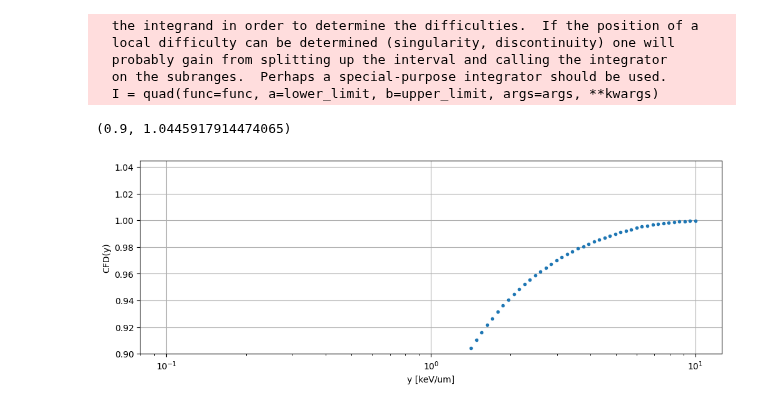
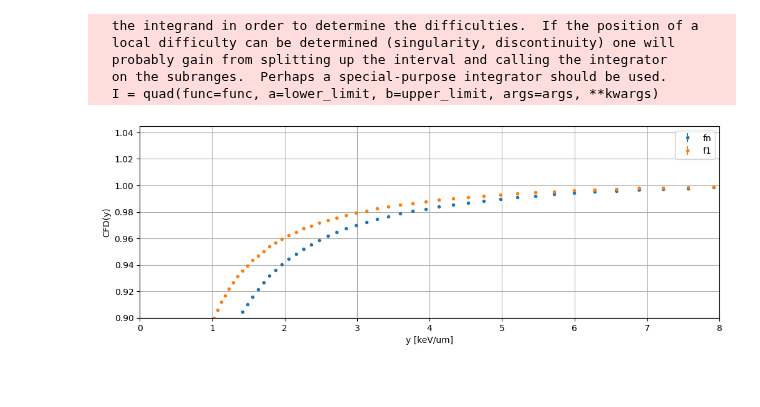
Before and after one commit to grzanka/microdosimetric_spectra_folding, a Jupyter notebook: notebooks/0.8-Cs137-spectra.ipynb, the cells around one changed output. Saved outputs shown, nothing was run; the diff lists cells and outputs as text; code cells hidden in the pictures; blank space fills up the shorter version.

Commit message:
data

```diff
--- a/notebooks/0.8-Cs137-spectra.ipynb
+++ b/notebooks/0.8-Cs137-spectra.ipynb
@@ -880,16 +878,32 @@ cfds_y_fn_with_errors = cfds_with_progress(
   probably gain from splitting up the interval and calling the integrator
   on the subranges.  Perhaps a special-purpose integrator should be used.
   I = quad(func=func, a=lower_limit, b=upper_limit, args=args, **kwargs)
+# %%
+cfds_y_f1_with_errors = cfds_with_progress(
+    y_keV_um, spectrum_y_f1.data, include_error=True, kwargs=integral_kwargs
+)
 # %%
 fix, ax = plt.subplots(nrows=1, ncols=1, figsize=(12, 4))
 ax.errorbar(
-    y_keV_um, cfds_y_fn_with_errors[:, 0], yerr=cfds_y_fn_with_errors[:, 1], fmt="."
+    y_keV_um,
+    cfds_y_fn_with_errors[:, 0],
+    yerr=cfds_y_fn_with_errors[:, 1],
+    fmt=".",
+    label="fn",
+)
+ax.errorbar(
+    y_keV_um,
+    cfds_y_f1_with_errors[:, 0],
+    yerr=cfds_y_f1_with_errors[:, 1],
+    fmt=".",
+    label="f1",
 )
 ax.grid()
-ax.set_xscale("log")
+ax.legend()
+# ax.set_xscale("log")
 ax.set_xlabel("y [keV/um]")
 ax.set_ylabel("CFD(y)")
 ax.set_ylim(0.9, None)
+ax.set_xlim(0, 8);
 # %% [output]
-(0.9, 1.0445917914474065)
-[figure, old version]
+[figure, new version]
```
Also changed, not shown: parts of 3 cells of this notebook, 1 other file.
